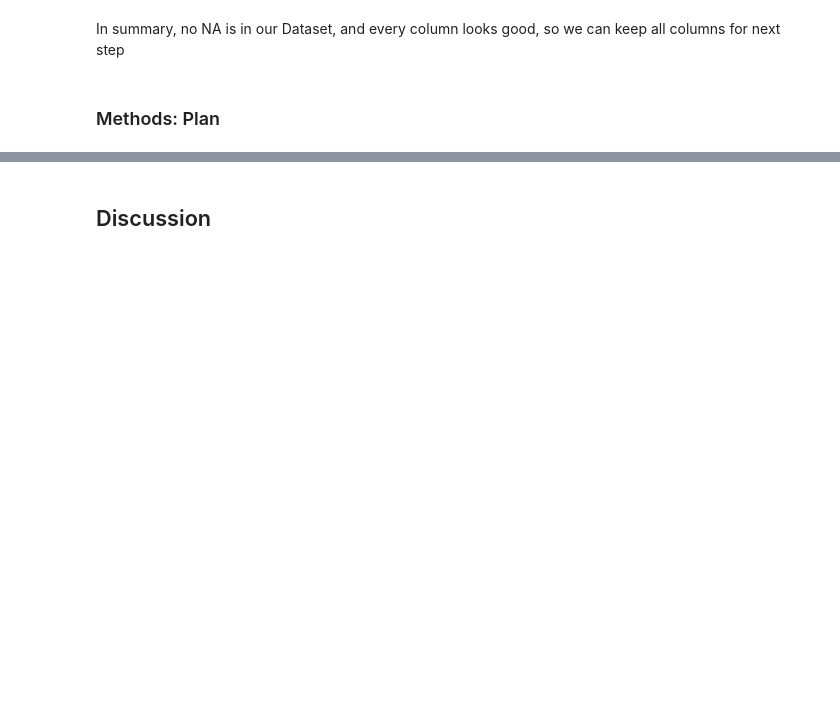
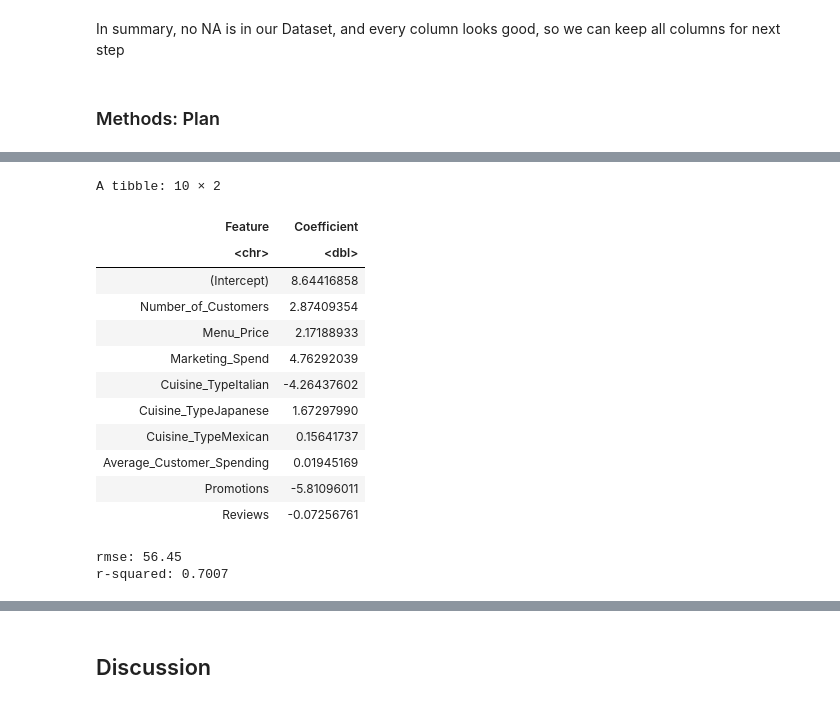
Before and after one commit to nori-2004/Stat301-project, a Jupyter notebook: group_final_report.ipynb, the cells around one changed output, grey strips where cells are left out. Cells and saved outputs as stored; diff of their text form; code cells hidden in the pictures; blank space fills up the shorter version.

```diff
--- a/group_final_report.ipynb
+++ b/group_final_report.ipynb
@@ -151,0 +218,24 @@ MLR is a well-established method for predicting continuous outcomes like revenue
+# %%
+ridge_coefs <- coef(ridge_model, s = "lambda.min")
+
+# display coefficient table
+coef_table <- tibble(
+  Feature = rownames(ridge_coefs),
+  Coefficient = as.vector(ridge_coefs)
+)
+
+coef_table
+# %% [output]
+A tibble: 10 × 2
+| Feature | Coefficient |
+| <chr> | <dbl> |
+| (Intercept) | 8.64416858 |
+| Number_of_Customers | 2.87409354 |
+| Menu_Price | 2.17188933 |
+| Marketing_Spend | 4.76292039 |
+| Cuisine_TypeItalian | -4.26437602 |
+| Cuisine_TypeJapanese | 1.67297990 |
+| Cuisine_TypeMexican | 0.15641737 |
+| Average_Customer_Spending | 0.01945169 |
+| Promotions | -5.81096011 |
+| Reviews | -0.07256761 |
@@ -151,0 +245,13 @@ MLR is a well-established method for predicting continuous outcomes like revenue
+# %%
+# compute rmse
+rmse <- sqrt(mean((y_test - predictions)^2))
+cat("rmse:", round(rmse, 2), "\n")
+
+# compute r^2
+ss_res <- sum((y_test - predictions)^2)
+ss_tot <- sum((y_test - mean(y_test))^2)
+r_squared <- 1 - ss_res / ss_tot
+cat("r-squared:", round(r_squared, 4), "\n")
+# %% [output]
+rmse: 56.45
+r-squared: 0.7007
```
Also changed, not shown: parts of 11 cells of this notebook.
